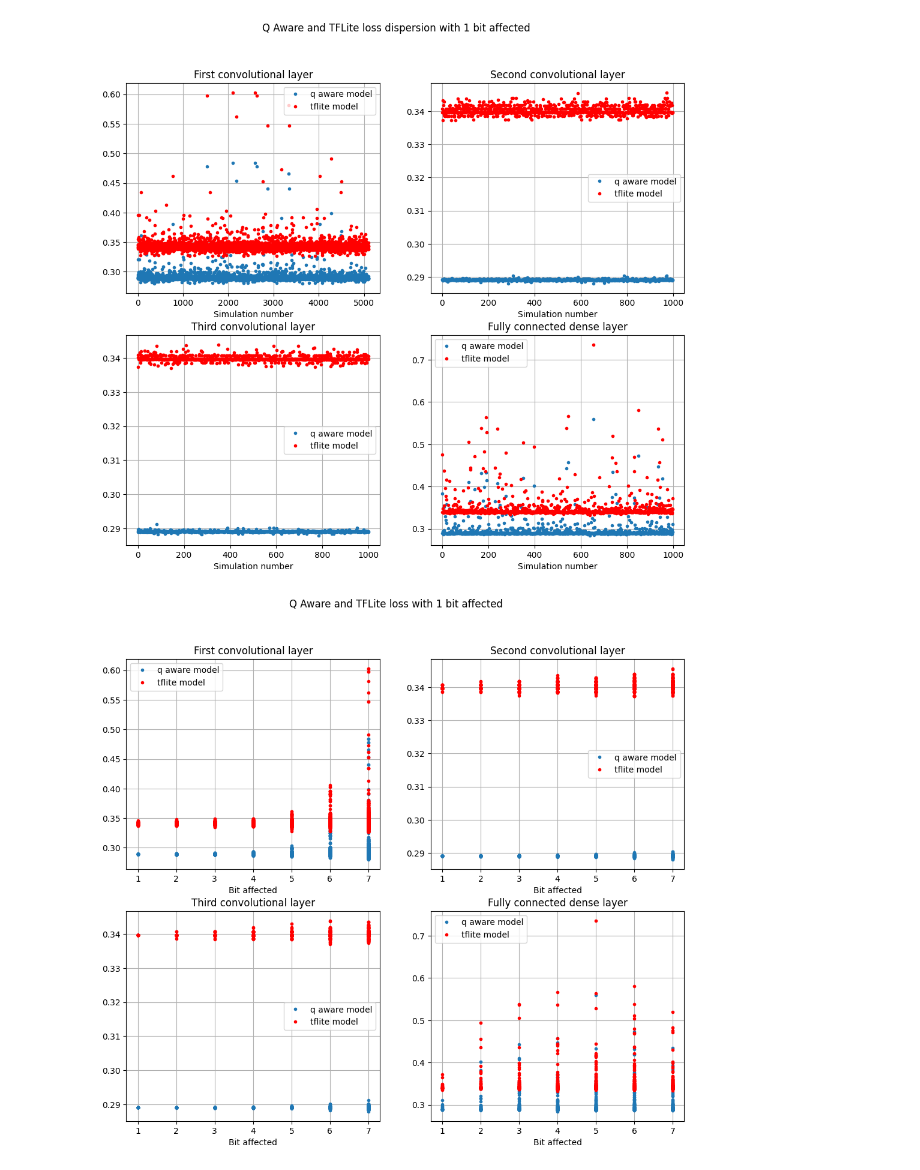
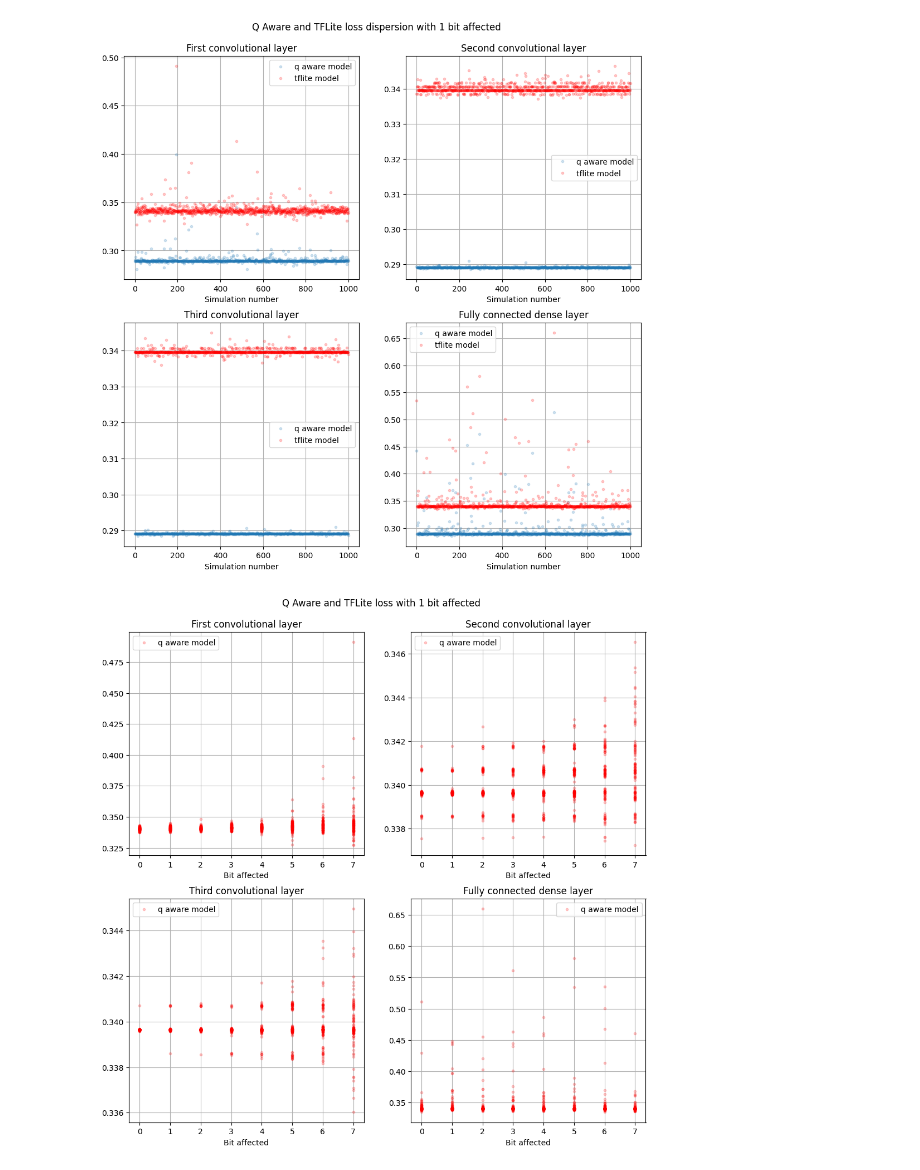
Before and after one commit to Rossbert/Master-Project-Quantization, a Jupyter notebook: Test_Quantization_Plot.ipynb, the cells around one changed output. Cells and saved outputs as stored; diff of their text form; code cells hidden in the pictures.

```diff
--- a/Test_Quantization_Plot.ipynb
+++ b/Test_Quantization_Plot.ipynb
@@ -5,7 +5,9 @@ import matplotlib.pyplot as plt
 import pandas as pd
 from typing import List
 # plt.style.use('bmh')
-df = pd.read_csv('Performance.csv')
+OUTPUTS_DIR = "./outputs/"
+SAVE_DATA_PATH = OUTPUTS_DIR + 'Performance_Uniform.csv'
 PLT_SAVE_PATH = './images/'
+df = pd.read_csv(SAVE_DATA_PATH)
 # %%
 ax : List[List[plt.Axes]]
@@ -109,32 +114,33 @@ plt.close()
 # %%
 ax : List[List[plt.Axes]]
-fig, ax = plt.subplots(2,2, figsize = (12,10))
+fig, ax = plt.subplots(2, 2, figsize = (10, 10))
+fig.tight_layout(h_pad = 3.5, w_pad = 3.0, rect=[0, 0, 1, 0.94])
 fig.suptitle('TF Lite model accuraccy degradation dispersion with 1 bit affected')
 
 ax[0,0].yaxis.set_major_formatter(ticker.PercentFormatter())
-ax[0,0].plot(np.arange(0,len(df.loc[df['kernel_index'] == 0]['bit_disrupted'])), df.loc[df['kernel_index'] == 0]['tflite_acc_degradation']*100, '.')
+ax[0,0].plot(np.arange(0,len(df.loc[df['kernel_index'] == 0]['bit_disrupted'])), df.loc[df['kernel_index'] == 0]['tflite_acc_degradation']*100, '.', alpha = 0.2)
 ax[0,0].set_title('First convolutional layer')
 ax[0,0].set_xlabel('Simulation number')
 ax[0,0].grid()
 
 ax[0,1].yaxis.set_major_formatter(ticker.PercentFormatter())
-ax[0,1].plot(np.arange(0,len(df.loc[df['kernel_index'] == 1]['bit_disrupted'])), df.loc[df['kernel_index'] == 1]['tflite_acc_degradation']*100, '.')
+ax[0,1].plot(np.arange(0,len(df.loc[df['kernel_index'] == 1]['bit_disrupted'])), df.loc[df['kernel_index'] == 1]['tflite_acc_degradation']*100, '.', alpha = 0.2)
 ax[0,1].set_title('Second convolutional layer')
 ax[0,1].set_xlabel('Simulation number')
 ax[0,1].grid()
 
 ax[1,0].yaxis.set_major_formatter(ticker.PercentFormatter())
-ax[1,0].plot(np.arange(0,len(df.loc[df['kernel_index'] == 2]['bit_disrupted'])), df.loc[df['kernel_index'] == 2]['tflite_acc_degradation']*100, '.')
+ax[1,0].plot(np.arange(0,len(df.loc[df['kernel_index'] == 2]['bit_disrupted'])), df.loc[df['kernel_index'] == 2]['tflite_acc_degradation']*100, '.', alpha = 0.2)
 ax[1,0].set_title('Third convolutional layer')
 ax[1,0].set_xlabel('Simulation number')
 ax[1,0].grid()
 
 ax[1,1].yaxis.set_major_formatter(ticker.PercentFormatter())
-ax[1,1].plot(np.arange(0,len(df.loc[df['kernel_index'] == 3]['bit_disrupted'])), df.loc[df['kernel_index'] == 3]['tflite_acc_degradation']*100, '.')
+ax[1,1].plot(np.arange(0,len(df.loc[df['kernel_index'] == 3]['bit_disrupted'])), df.loc[df['kernel_index'] == 3]['tflite_acc_degradation']*100, '.', alpha = 0.2)
 ax[1,1].set_title('Fully connected dense layer')
 ax[1,1].set_xlabel('Simulation number')
 ax[1,1].grid()
-plt.savefig(PLT_SAVE_PATH + 'TFlite_acc_degradation_2.png')
+plt.savefig(PLT_SAVE_PATH + 'TFlite_acc_degradation_2.png', bbox_inches = 'tight')
 plt.show()
 plt.close()
 # %% [output]
@@ -142,76 +148,78 @@ plt.close()
 # %%
 ax : List[List[plt.Axes]]
-fig, ax = plt.subplots(2,2, figsize = (12,10))
+fig, ax = plt.subplots(2, 2, figsize = (10, 10))
+fig.tight_layout(h_pad = 3.5, w_pad = 3.0, rect=[0, 0, 1, 0.94])
 fig.suptitle('Q Aware and TFLite loss dispersion with 1 bit affected')
 
-ax[0,0].plot(np.arange(0,len(df.loc[df['kernel_index'] == 0]['bit_disrupted'])), df.loc[df['kernel_index'] == 0]['q_aware_loss'], '.')
-ax[0,0].plot(np.arange(0,len(df.loc[df['kernel_index'] == 0]['bit_disrupted'])), df.loc[df['kernel_index'] == 0]['tflite_loss'], '.', color = 'r')
+ax[0,0].plot(np.arange(0,len(df.loc[df['kernel_index'] == 0]['bit_disrupted'])), df.loc[df['kernel_index'] == 0]['q_aware_loss'], '.', alpha = 0.2)
+ax[0,0].plot(np.arange(0,len(df.loc[df['kernel_index'] == 0]['bit_disrupted'])), df.loc[df['kernel_index'] == 0]['tflite_loss'], '.', color = 'r', alpha = 0.2)
 ax[0,0].legend(['q aware model', 'tflite model'])
 ax[0,0].set_title('First convolutional layer')
 ax[0,0].set_xlabel('Simulation number')
 ax[0,0].grid()
 
-ax[0,1].plot(np.arange(0,len(df.loc[df['kernel_index'] == 1]['bit_disrupted'])), df.loc[df['kernel_index'] == 1]['q_aware_loss'], '.')
-ax[0,1].plot(np.arange(0,len(df.loc[df['kernel_index'] == 1]['bit_disrupted'])), df.loc[df['kernel_index'] == 1]['tflite_loss'], '.', color = 'r')
+ax[0,1].plot(np.arange(0,len(df.loc[df['kernel_index'] == 1]['bit_disrupted'])), df.loc[df['kernel_index'] == 1]['q_aware_loss'], '.', alpha = 0.2)
+ax[0,1].plot(np.arange(0,len(df.loc[df['kernel_index'] == 1]['bit_disrupted'])), df.loc[df['kernel_index'] == 1]['tflite_loss'], '.', color = 'r', alpha = 0.2)
 ax[0,1].legend(['q aware model', 'tflite model'])
 ax[0,1].set_title('Second convolutional layer')
 ax[0,1].set_xlabel('Simulation number')
 ax[0,1].grid()
 
-ax[1,0].plot(np.arange(0,len(df.loc[df['kernel_index'] == 2]['bit_disrupted'])), df.loc[df['kernel_index'] == 2]['q_aware_loss'], '.')
-ax[1,0].plot(np.arange(0,len(df.loc[df['kernel_index'] == 2]['bit_disrupted'])), df.loc[df['kernel_index'] == 2]['tflite_loss'], '.', color = 'r')
+ax[1,0].plot(np.arange(0,len(df.loc[df['kernel_index'] == 2]['bit_disrupted'])), df.loc[df['kernel_index'] == 2]['q_aware_loss'], '.', alpha = 0.2)
+ax[1,0].plot(np.arange(0,len(df.loc[df['kernel_index'] == 2]['bit_disrupted'])), df.loc[df['kernel_index'] == 2]['tflite_loss'], '.', color = 'r', alpha = 0.2)
 ax[1,0].legend(['q aware model', 'tflite model'])
 ax[1,0].set_title('Third convolutional layer')
 ax[1,0].set_xlabel('Simulation number')
 ax[1,0].grid()
 
-ax[1,1].plot(np.arange(0,len(df.loc[df['kernel_index'] == 3]['bit_disrupted'])), df.loc[df['kernel_index'] == 3]['q_aware_loss'], '.')
-ax[1,1].plot(np.arange(0,len(df.loc[df['kernel_index'] == 3]['bit_disrupted'])), df.loc[df['kernel_index'] == 3]['tflite_loss'], '.', color = 'r')
+ax[1,1].plot(np.arange(0,len(df.loc[df['kernel_index'] == 3]['bit_disrupted'])), df.loc[df['kernel_index'] == 3]['q_aware_loss'], '.', alpha = 0.2)
+ax[1,1].plot(np.arange(0,len(df.loc[df['kernel_index'] == 3]['bit_disrupted'])), df.loc[df['kernel_index'] == 3]['tflite_loss'], '.', color = 'r', alpha = 0.2)
 ax[1,1].legend(['q aware model', 'tflite model'])
 ax[1,1].set_title('Fully connected dense layer')
 ax[1,1].set_xlabel('Simulation number')
 ax[1,1].grid()
-plt.savefig(PLT_SAVE_PATH + 'Losses dispersion.png')
+plt.savefig(PLT_SAVE_PATH + 'Losses dispersion.png', bbox_inches = 'tight')
 plt.show()
 plt.close()
 # %% [output]
-[figure, old version]
+[figure, new version]
 # %%
 ax : List[List[plt.Axes]]
-fig, ax = plt.subplots(2,2, figsize = (12,10))
+fig, ax = plt.subplots(2, 2, figsize = (10, 10))
+fig.tight_layout(h_pad = 3.5, w_pad = 3.0, rect=[0, 0, 1, 0.94])
 fig.suptitle('Q Aware and TFLite loss with 1 bit affected')
 
-ax[0,0].plot(df.loc[df['kernel_index'] == 0]['bit_disrupted'], df.loc[df['kernel_index'] == 0]['q_aware_loss'], '.')
-ax[0,0].plot(df.loc[df['kernel_index'] == 0]['bit_disrupted'], df.loc[df['kernel_index'] == 0]['tflite_loss'], '.', color = 'r')
+# ax[0,0].plot(df.loc[df['kernel_index'] == 0]['bit_disrupted'], df.loc[df['kernel_index'] == 0]['q_aware_loss'], '.', alpha = 0.1)
+ax[0,0].plot(df.loc[df['kernel_index'] == 0]['bit_disrupted'], df.loc[df['kernel_index'] == 0]['tflite_loss'], '.', color = 'r', alpha = 0.2)
 ax[0,0].legend(['q aware model', 'tflite model'])
 ax[0,0].set_title('First convolutional layer')
 ax[0,0].set_xlabel('Bit affected')
 ax[0,0].grid()
 
-ax[0,1].plot(df.loc[df['kernel_index'] == 1]['bit_disrupted'], df.loc[df['kernel_index'] == 1]['q_aware_loss'], '.')
-ax[0,1].plot(df.loc[df['kernel_index'] == 1]['bit_disrupted'], df.loc[df['kernel_index'] == 1]['tflite_loss'], '.', color = 'r')
+# ax[0,1].plot(df.loc[df['kernel_index'] == 1]['bit_disrupted'], df.loc[df['kernel_index'] == 1]['q_aware_loss'], '.', alpha = 0.1)
+ax[0,1].plot(df.loc[df['kernel_index'] == 1]['bit_disrupted'], df.loc[df['kernel_index'] == 1]['tflite_loss'], '.', color = 'r', alpha = 0.2)
 ax[0,1].legend(['q aware model', 'tflite model'])
 ax[0,1].set_title('Second convolutional layer')
 ax[0,1].set_xlabel('Bit affected')
 ax[0,1].grid()
 
-ax[1,0].plot(df.loc[df['kernel_index'] == 2]['bit_disrupted'], df.loc[df['kernel_index'] == 2]['q_aware_loss'], '.')
-ax[1,0].plot(df.loc[df['kernel_index'] == 2]['bit_disrupted'], df.loc[df['kernel_index'] == 2]['tflite_loss'], '.', color = 'r')
+# ax[1,0].plot(df.loc[df['kernel_index'] == 2]['bit_disrupted'], df.loc[df['kernel_index'] == 2]['q_aware_loss'], '.', alpha = 0.1)
+ax[1,0].plot(df.loc[df['kernel_index'] == 2]['bit_disrupted'], df.loc[df['kernel_index'] == 2]['tflite_loss'], '.', color = 'r', alpha = 0.2)
 ax[1,0].legend(['q aware model', 'tflite model'])
 ax[1,0].set_title('Third convolutional layer')
 ax[1,0].set_xlabel('Bit affected')
 ax[1,0].grid()
 
-ax[1,1].plot(df.loc[df['kernel_index'] == 2]['bit_disrupted'], df.loc[df['kernel_index'] == 3]['q_aware_loss'], '.')
-ax[1,1].plot(df.loc[df['kernel_index'] == 2]['bit_disrupted'], df.loc[df['kernel_index'] == 3]['tflite_loss'], '.', color = 'r')
+# ax[1,1].plot(df.loc[df['kernel_index'] == 2]['bit_disrupted'], df.loc[df['kernel_index'] == 3]['q_aware_loss'], '.', alpha = 0.1)
+ax[1,1].plot(df.loc[df['kernel_index'] == 2]['bit_disrupted'], df.loc[df['kernel_index'] == 3]['tflite_loss'], '.', color = 'r', alpha = 0.2)
 ax[1,1].legend(['q aware model', 'tflite model'])
 ax[1,1].set_title('Fully connected dense layer')
 ax[1,1].set_xlabel('Bit affected')
 ax[1,1].grid()
-plt.savefig(PLT_SAVE_PATH + 'Losses grouped.png')
+plt.savefig(PLT_SAVE_PATH + 'Losses grouped.png', bbox_inches = 'tight')
 plt.show()
 plt.close()
 # %% [output]
-[figure, old version]
+[figure, new version]
 # %%
 ax : List[List[plt.Axes]]
```
Also changed, not shown: parts of 13 cells of this notebook, 20 other files.
